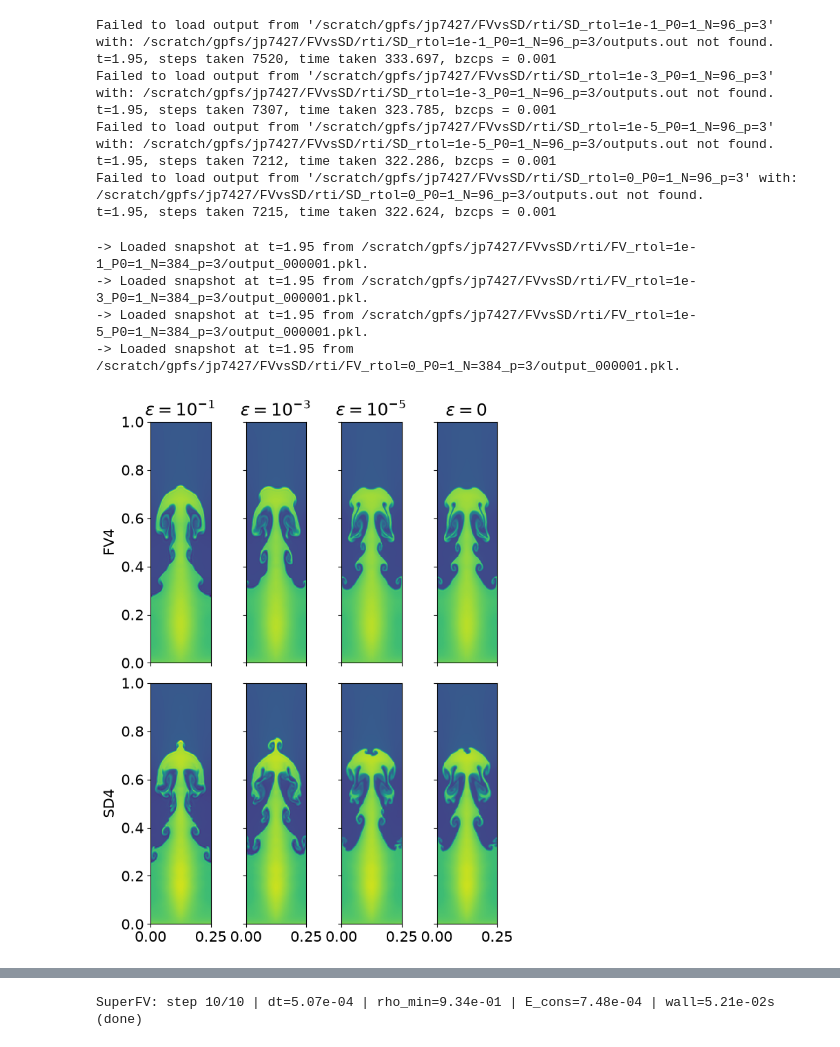
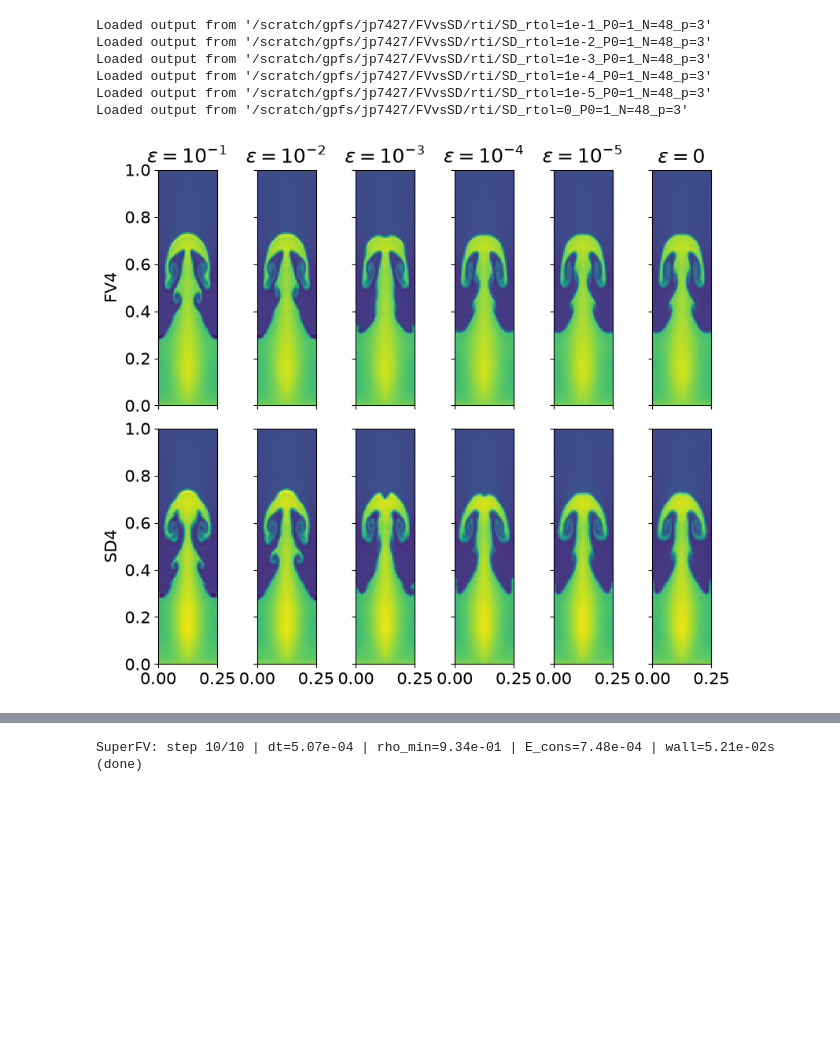
Before and after one commit to jpalafou/superfv, a Jupyter notebook: sd-compare/RTI.ipynb, the cells around one changed output, grey strips where cells are left out. Saved outputs shown, nothing was run; the diff lists cells and outputs as text; code cells hidden in the pictures; blank space fills up the shorter version.

Commit message:
add more rtol values to RTI, rm some cases

```diff
--- a/sd-compare/RTI.ipynb
+++ b/sd-compare/RTI.ipynb
@@ -156,12 +131,14 @@ def plot_sd(ax, sim):
     z_sd = sim.transpose_to_fv(sim.regular_mesh(sim.dm.W_cv))[0]
     return ax.pcolormesh(x_sd, y_sd, z_sd)
 # %%
-NDOF = 192 * 2
+NDOF = 192
 p = 3
 N = NDOF // (p + 1)
 # %%
 s1 = run_superfv_sim("rtol=1e-1", p, NDOF, P0=1, rtol=1e-1)
-s2 = run_superfv_sim("rtol=1e-3", p, NDOF, P0=1, rtol=1e-3)
-s3 = run_superfv_sim("rtol=1e-5", p, NDOF, P0=1, rtol=1e-5)
-s4 = run_superfv_sim("rtol=0", p, NDOF, P0=1, rtol=0)
+s2 = run_superfv_sim("rtol=1e-2", p, NDOF, P0=1, rtol=1e-2)
+s3 = run_superfv_sim("rtol=1e-3", p, NDOF, P0=1, rtol=1e-3)
+s4 = run_superfv_sim("rtol=1e-4", p, NDOF, P0=1, rtol=1e-4)
+s5 = run_superfv_sim("rtol=1e-5", p, NDOF, P0=1, rtol=1e-5)
+s6 = run_superfv_sim("rtol=0", p, NDOF, P0=1, rtol=0)
 # %% [output]
@@ -188,40 +151,38 @@ SuperFV: 3905 steps | t=1.95e+00/1.95e+00, dt=1.50e-04 | rho_min=8.71e-01 | E_co
 # %%
-s5 = run_spd_sim("rtol=1e-1", p, N, P0=1, limiting_variables=[0, 1, 2, 4], tolerance=1e-1, riemann_solver_sd="hllc")
-s6 = run_spd_sim("rtol=1e-3", p, N, P0=1, limiting_variables=[0, 1, 2, 4], tolerance=1e-3, riemann_solver_sd="hllc")
-s7 = run_spd_sim("rtol=1e-5", p, N, P0=1, limiting_variables=[0, 1, 2, 4], tolerance=1e-5, riemann_solver_sd="hllc")
-s8 = run_spd_sim("rtol=0", p, N, P0=1, limiting_variables=[0, 1, 2, 4], tolerance=0.0, riemann_solver_sd="hllc")
+s7 = run_spd_sim("rtol=1e-1", p, N, P0=1, limiting_variables=[0, 1, 2, 4], tolerance=1e-1, riemann_solver_sd="hllc")
+s8 = run_spd_sim("rtol=1e-2", p, N, P0=1, limiting_variables=[0, 1, 2, 4], tolerance=1e-2, riemann_solver_sd="hllc")
+s9 = run_spd_sim("rtol=1e-3", p, N, P0=1, limiting_variables=[0, 1, 2, 4], tolerance=1e-3, riemann_solver_sd="hllc")
+s10 = run_spd_sim("rtol=1e-4", p, N, P0=1, limiting_variables=[0, 1, 2, 4], tolerance=1e-4, riemann_solver_sd="hllc")
+s11 = run_spd_sim("rtol=1e-5", p, N, P0=1, limiting_variables=[0, 1, 2, 4], tolerance=1e-5, riemann_solver_sd="hllc")
+s12 = run_spd_sim("rtol=0", p, N, P0=1, limiting_variables=[0, 1, 2, 4], tolerance=0.0, riemann_solver_sd="hllc")
 # %% [output]
-Failed to load output from '/scratch/gpfs/jp7427/FVvsSD/rti/SD_rtol=1e-1_P0=1_N=96_p=3' with: /scratch/gpfs/jp7427/FVvsSD/rti/SD_rtol=1e-1_P0=1_N=96_p=3/outputs.out not found.
-t=1.95, steps taken 7520, time taken 333.697, bzcps = 0.001
-Failed to load output from '/scratch/gpfs/jp7427/FVvsSD/rti/SD_rtol=1e-3_P0=1_N=96_p=3' with: /scratch/gpfs/jp7427/FVvsSD/rti/SD_rtol=1e-3_P0=1_N=96_p=3/outputs.out not found.
-t=1.95, steps taken 7307, time taken 323.785, bzcps = 0.001
-Failed to load output from '/scratch/gpfs/jp7427/FVvsSD/rti/SD_rtol=1e-5_P0=1_N=96_p=3' with: /scratch/gpfs/jp7427/FVvsSD/rti/SD_rtol=1e-5_P0=1_N=96_p=3/outputs.out not found.
-t=1.95, steps taken 7212, time taken 322.286, bzcps = 0.001
-Failed to load output from '/scratch/gpfs/jp7427/FVvsSD/rti/SD_rtol=0_P0=1_N=96_p=3' with: /scratch/gpfs/jp7427/FVvsSD/rti/SD_rtol=0_P0=1_N=96_p=3/outputs.out not found.
-t=1.95, steps taken 7215, time taken 322.624, bzcps = 0.001
+Loaded output from '/scratch/gpfs/jp7427/FVvsSD/rti/SD_rtol=1e-1_P0=1_N=48_p=3'
+Loaded output from '/scratch/gpfs/jp7427/FVvsSD/rti/SD_rtol=1e-2_P0=1_N=48_p=3'
+Loaded output from '/scratch/gpfs/jp7427/FVvsSD/rti/SD_rtol=1e-3_P0=1_N=48_p=3'
+Loaded output from '/scratch/gpfs/jp7427/FVvsSD/rti/SD_rtol=1e-4_P0=1_N=48_p=3'
+Loaded output from '/scratch/gpfs/jp7427/FVvsSD/rti/SD_rtol=1e-5_P0=1_N=48_p=3'
+Loaded output from '/scratch/gpfs/jp7427/FVvsSD/rti/SD_rtol=0_P0=1_N=48_p=3'
 # %%
-fig, axs = plt.subplots(2, 4, sharex=True, sharey=True, constrained_layout=True, figsize=(6, 8))
+fig, axs = plt.subplots(2, 6, sharex=True, sharey=True, constrained_layout=True, figsize=(8, 7))
 axs[0, 0].set_ylabel("FV4")
 axs[1, 0].set_ylabel("SD4")
 axs[0, 0].set_title(r"$\varepsilon=10^{-1}$")
-axs[0, 1].set_title(r"$\varepsilon=10^{-3}$")
-axs[0, 2].set_title(r"$\varepsilon=10^{-5}$")
-axs[0, 3].set_title(r"$\varepsilon=0$")
+axs[0, 1].set_title(r"$\varepsilon=10^{-2}$")
+axs[0, 2].set_title(r"$\varepsilon=10^{-3}$")
+axs[0, 3].set_title(r"$\varepsilon=10^{-4}$")
+axs[0, 4].set_title(r"$\varepsilon=10^{-5}$")
+axs[0, 5].set_title(r"$\varepsilon=0$")
 
 meshes = []
-for i, s in enumerate([s1, s2, s3, s4]):
+for i, s in enumerate([s1, s2, s3, s4, s5, s6]):
     meshes.append(plot_fv(axs[0, i], s))
-for i, s in enumerate([s5, s6, s7, s8]):
+for i, s in enumerate([s7, s8, s9, s10, s11, s12]):
     meshes.append(plot_sd(axs[1, i], s))
 
 vmin = min(m.get_array().min() for m in meshes)
 vmax = max(m.get_array().max() for m in meshes)
 
 for m in meshes:
     m.set_clim(vmin, vmax)
 # %% [output]
--> Loaded snapshot at t=1.95 from /scratch/gpfs/jp7427/FVvsSD/rti/FV_rtol=1e-1_P0=1_N=384_p=3/output_000001.pkl.
--> Loaded snapshot at t=1.95 from /scratch/gpfs/jp7427/FVvsSD/rti/FV_rtol=1e-3_P0=1_N=384_p=3/output_000001.pkl.
--> Loaded snapshot at t=1.95 from /scratch/gpfs/jp7427/FVvsSD/rti/FV_rtol=1e-5_P0=1_N=384_p=3/output_000001.pkl.
--> Loaded snapshot at t=1.95 from /scratch/gpfs/jp7427/FVvsSD/rti/FV_rtol=0_P0=1_N=384_p=3/output_000001.pkl.
-[figure, old version]
+[figure, new version]
```
Also changed, not shown: parts of 9 cells of this notebook.
